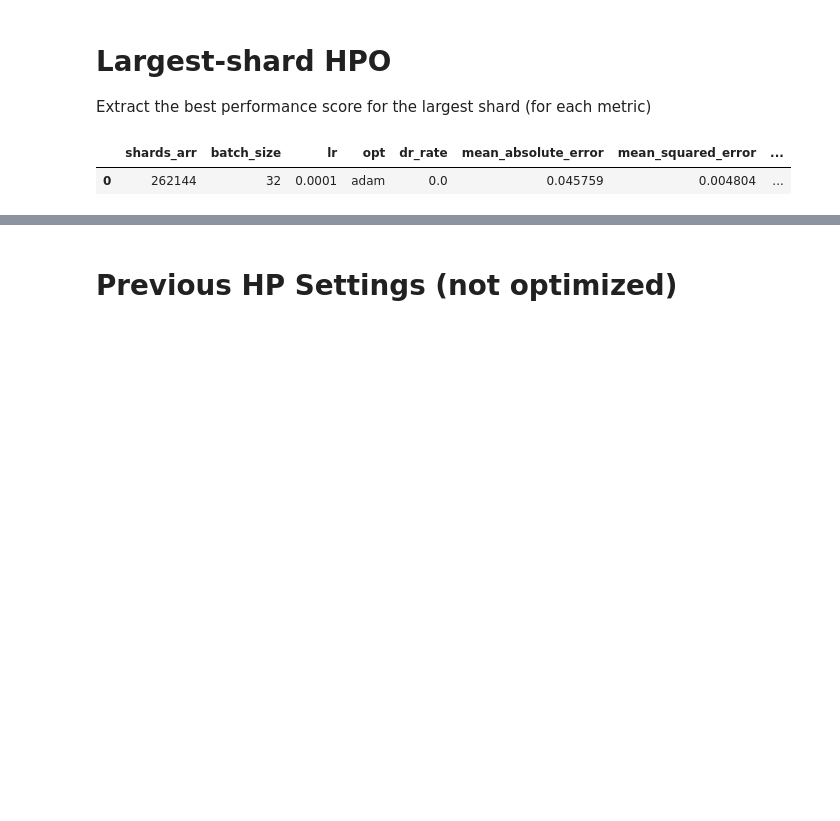
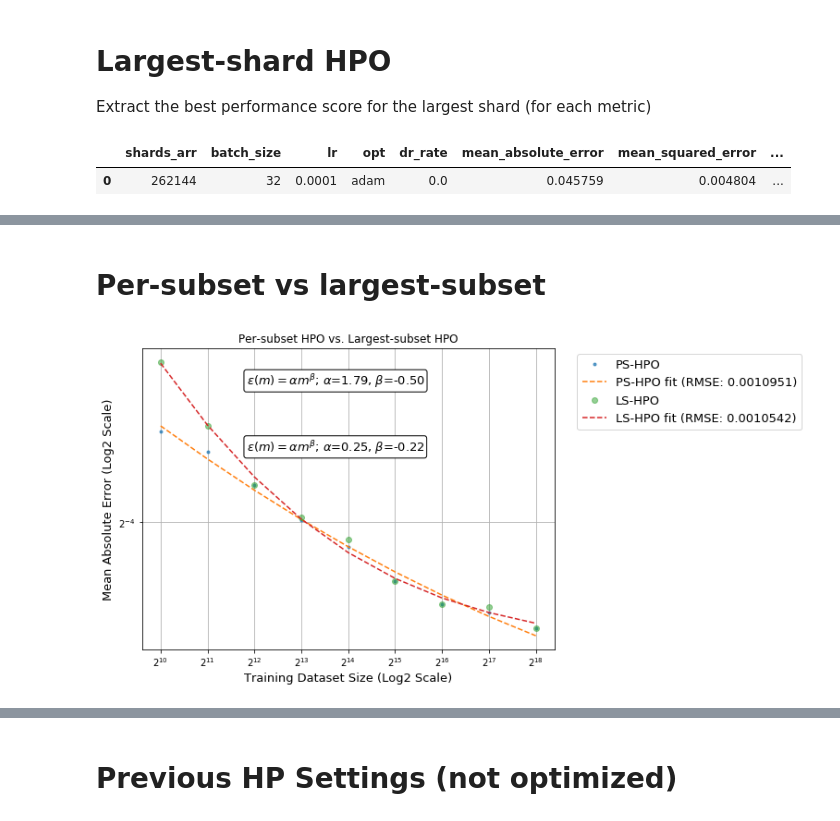
Before and after one commit to adpartin/LearningCurves, a Jupyter notebook: notebooks/candle_hpo.ipynb, the cells around one changed output, grey strips where cells are left out. Drawn from its saved outputs; the diff is of its cells as text; code cells hidden in the pictures; blank space fills up the shorter version.

```diff
--- a/notebooks/candle_hpo.ipynb
+++ b/notebooks/candle_hpo.ipynb
@@ -293,0 +295,18 @@ lrn_crv.lrn_crv_power_law_extrapolate(x=df['shards_arr'], y=df['mean_absolute_er
+# %% [markdown]
+# Per-subset vs largest-subset
+# %%
+ax, pwr_law_params = lrn_crv.plot_lrn_crv_power_law(x=rs1['shards_arr'], y=rs1[met],
+                               plot_fit=True, metric_name=met,
+                               xtick_scale='log2', ytick_scale='log2',
+                               # xtick_scale='linear', ytick_scale='linear',
+                               label='PS-HPO', ax=None, figsize=(8,6))
+
+ax, pwr_law_params = lrn_crv.plot_lrn_crv_power_law(x=rs2['shards_arr'], y=rs2[met],
+                               plot_fit=True, metric_name=met,
+                               xtick_scale='log2', ytick_scale='log2',
+                               # xtick_scale='linear', ytick_scale='linear',
+                               marker='o', alpha=0.5,
+                               label='LS-HPO', ax=ax, figsize=(8,6),
+                               title='Per-subset HPO vs. Largest-subset HPO')
+# %% [output]
+[figure, added]
```
Also changed, not shown: parts of 14 cells of this notebook, 11 other files.
